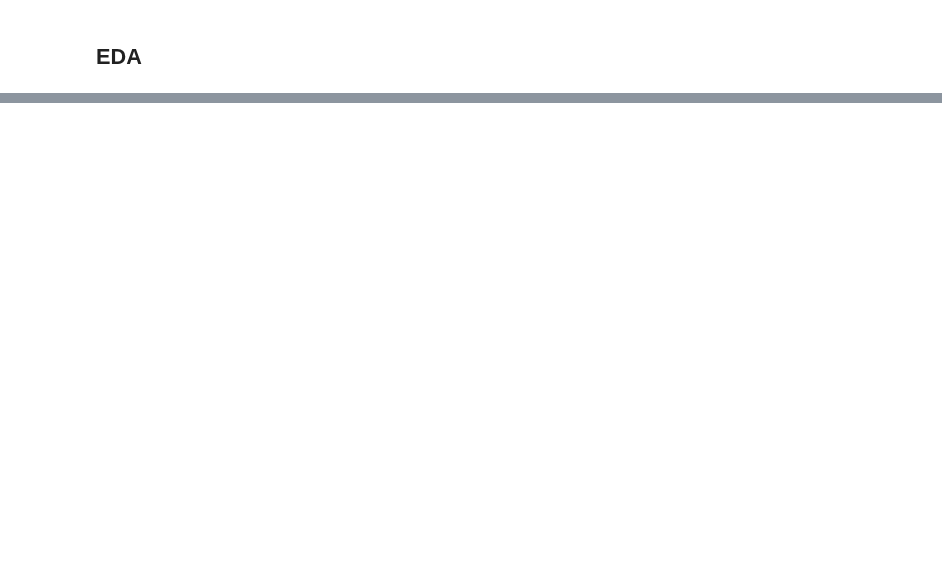
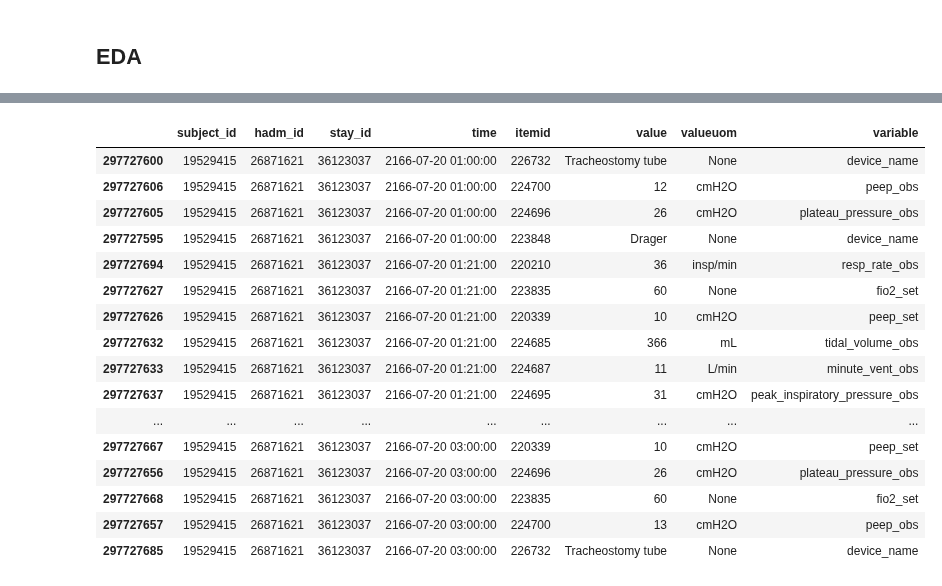
Before and after one commit to oldsandiaz/mimicclif, a Jupyter notebook: code/mimic-to-clif.ipynb, the cells around one changed output, grey strips where cells are left out. Cells and saved outputs as stored; diff of their text form; code cells hidden in the pictures; blank space fills up the shorter version.

```diff
--- a/code/mimic-to-clif.ipynb
+++ b/code/mimic-to-clif.ipynb
@@ -853,0 +763,21 @@ resp_events.loc[
+# %%
+# 2166-07-20 04:34:07 -> 2166-07-21 18:06:26
+resp_events.query("stay_id == 36123037").sort_values("time").head(30)
+# %% [output]
+|  | subject_id | hadm_id | stay_id | time | itemid | value | valueuom | variable |
+| 297727600 | 19529415 | 26871621 | 36123037 | 2166-07-20 01:00:00 | 226732 | Tracheostomy tube | None | device_name |
+| 297727606 | 19529415 | 26871621 | 36123037 | 2166-07-20 01:00:00 | 224700 | 12 | cmH2O | peep_obs |
+| 297727605 | 19529415 | 26871621 | 36123037 | 2166-07-20 01:00:00 | 224696 | 26 | cmH2O | plateau_pressure_obs |
+| 297727595 | 19529415 | 26871621 | 36123037 | 2166-07-20 01:00:00 | 223848 | Drager | None | device_name |
+| 297727694 | 19529415 | 26871621 | 36123037 | 2166-07-20 01:21:00 | 220210 | 36 | insp/min | resp_rate_obs |
+| 297727627 | 19529415 | 26871621 | 36123037 | 2166-07-20 01:21:00 | 223835 | 60 | None | fio2_set |
+| 297727626 | 19529415 | 26871621 | 36123037 | 2166-07-20 01:21:00 | 220339 | 10 | cmH2O | peep_set |
+| 297727632 | 19529415 | 26871621 | 36123037 | 2166-07-20 01:21:00 | 224685 | 366 | mL | tidal_volume_obs |
+| 297727633 | 19529415 | 26871621 | 36123037 | 2166-07-20 01:21:00 | 224687 | 11 | L/min | minute_vent_obs |
+| 297727637 | 19529415 | 26871621 | 36123037 | 2166-07-20 01:21:00 | 224695 | 31 | cmH2O | peak_inspiratory_pressure_obs |
+| ... | ... | ... | ... | ... | ... | ... | ... | ... |
+| 297727667 | 19529415 | 26871621 | 36123037 | 2166-07-20 03:00:00 | 220339 | 10 | cmH2O | peep_set |
+| 297727656 | 19529415 | 26871621 | 36123037 | 2166-07-20 03:00:00 | 224696 | 26 | cmH2O | plateau_pressure_obs |
+| 297727668 | 19529415 | 26871621 | 36123037 | 2166-07-20 03:00:00 | 223835 | 60 | None | fio2_set |
+| 297727657 | 19529415 | 26871621 | 36123037 | 2166-07-20 03:00:00 | 224700 | 13 | cmH2O | peep_obs |
+| 297727685 | 19529415 | 26871621 | 36123037 | 2166-07-20 03:00:00 | 226732 | Tracheostomy tube | None | device_name |
```
Also changed, not shown: parts of 94 cells of this notebook.
